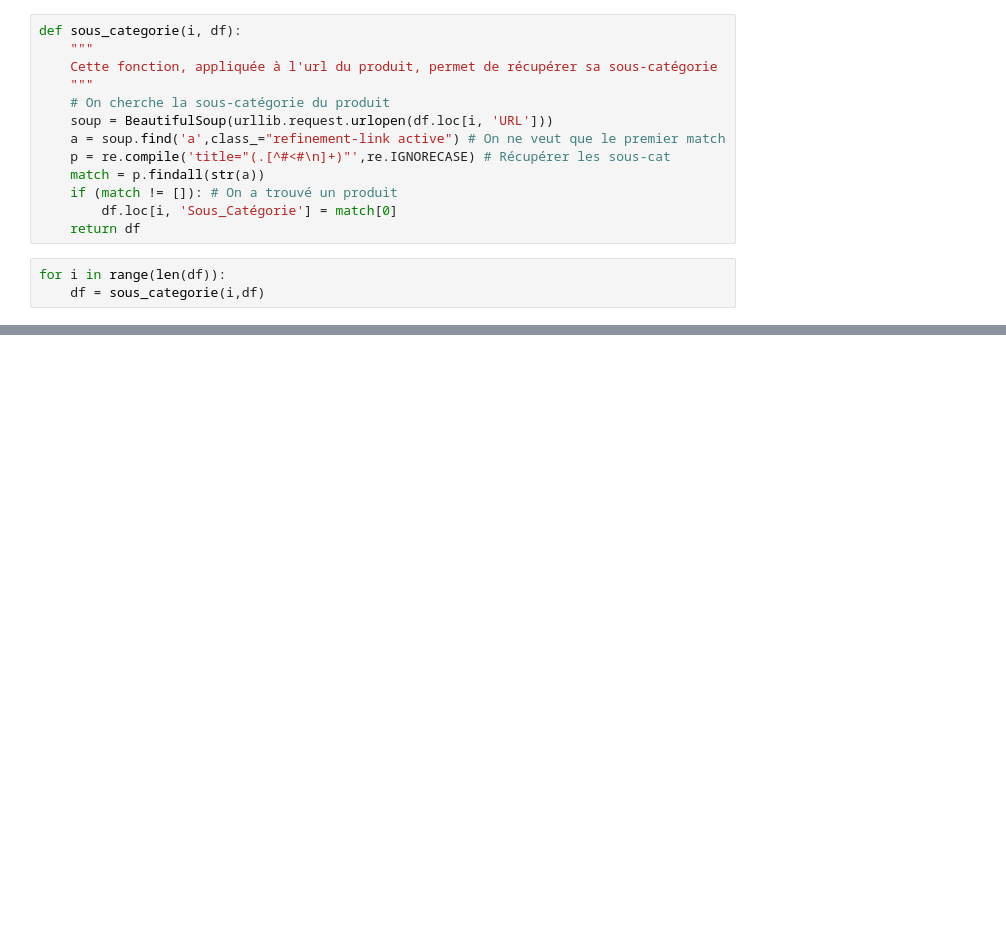
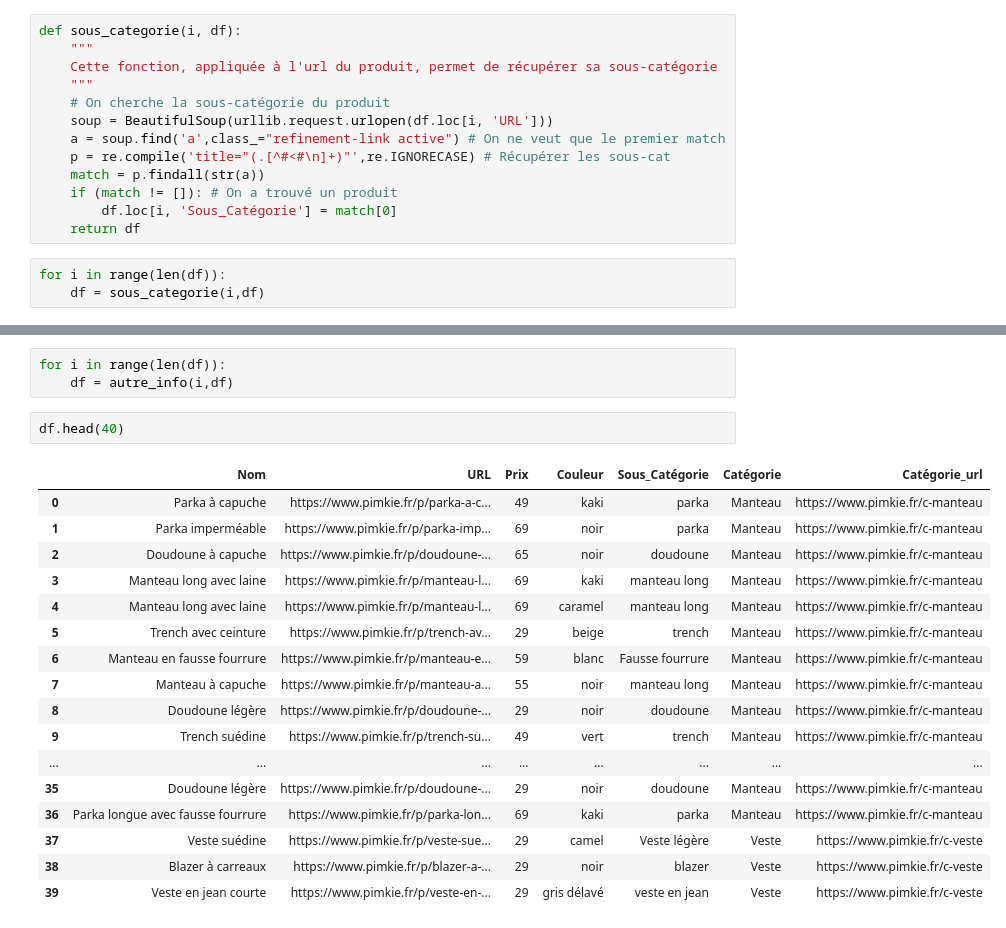
Before and after one commit to Alexia123/Web_Scraping, a Jupyter notebook: rendu.ipynb, the cells around one changed output, grey strips where cells are left out. Cells and saved outputs as stored; diff of their text form; blank space fills up the shorter version.

```diff
--- a/rendu.ipynb
+++ b/rendu.ipynb
@@ -168,0 +197,23 @@ df.head(40)
+# %%
+for i in range(len(df)):
+    df = autre_info(i,df)
+# %%
+df.head(40)
+# %% [output]
+|  | Nom | URL | Prix | Couleur | Sous_Catégorie | Catégorie | Catégorie_url |
+| 0 | Parka à capuche | https://www.pimkie.fr/p/parka-a-c... | 49 | kaki | parka | Manteau | https://www.pimkie.fr/c-manteau |
+| 1 | Parka imperméable | https://www.pimkie.fr/p/parka-imp... | 69 | noir | parka | Manteau | https://www.pimkie.fr/c-manteau |
+| 2 | Doudoune à capuche | https://www.pimkie.fr/p/doudoune-... | 65 | noir | doudoune | Manteau | https://www.pimkie.fr/c-manteau |
+| 3 | Manteau long avec laine | https://www.pimkie.fr/p/manteau-l... | 69 | kaki | manteau long | Manteau | https://www.pimkie.fr/c-manteau |
+| 4 | Manteau long avec laine | https://www.pimkie.fr/p/manteau-l... | 69 | caramel | manteau long | Manteau | https://www.pimkie.fr/c-manteau |
+| 5 | Trench avec ceinture | https://www.pimkie.fr/p/trench-av... | 29 | beige | trench | Manteau | https://www.pimkie.fr/c-manteau |
+| 6 | Manteau en fausse fourrure | https://www.pimkie.fr/p/manteau-e... | 59 | blanc | Fausse fourrure | Manteau | https://www.pimkie.fr/c-manteau |
+| 7 | Manteau à capuche | https://www.pimkie.fr/p/manteau-a... | 55 | noir | manteau long | Manteau | https://www.pimkie.fr/c-manteau |
+| 8 | Doudoune légère | https://www.pimkie.fr/p/doudoune-... | 29 | noir | doudoune | Manteau | https://www.pimkie.fr/c-manteau |
+| 9 | Trench suédine | https://www.pimkie.fr/p/trench-su... | 49 | vert | trench | Manteau | https://www.pimkie.fr/c-manteau |
+| ... | ... | ... | ... | ... | ... | ... | ... |
+| 35 | Doudoune légère | https://www.pimkie.fr/p/doudoune-... | 29 | noir | doudoune | Manteau | https://www.pimkie.fr/c-manteau |
+| 36 | Parka longue avec fausse fourrure | https://www.pimkie.fr/p/parka-lon... | 69 | kaki | parka | Manteau | https://www.pimkie.fr/c-manteau |
+| 37 | Veste suédine | https://www.pimkie.fr/p/veste-sue... | 29 | camel | Veste légère | Veste | https://www.pimkie.fr/c-veste |
+| 38 | Blazer à carreaux | https://www.pimkie.fr/p/blazer-a-... | 29 | noir | blazer | Veste | https://www.pimkie.fr/c-veste |
+| 39 | Veste en jean courte | https://www.pimkie.fr/p/veste-en-... | 29 | gris délavé | veste en jean | Veste | https://www.pimkie.fr/c-veste |
```
Also changed, not shown: parts of 14 cells of this notebook.
